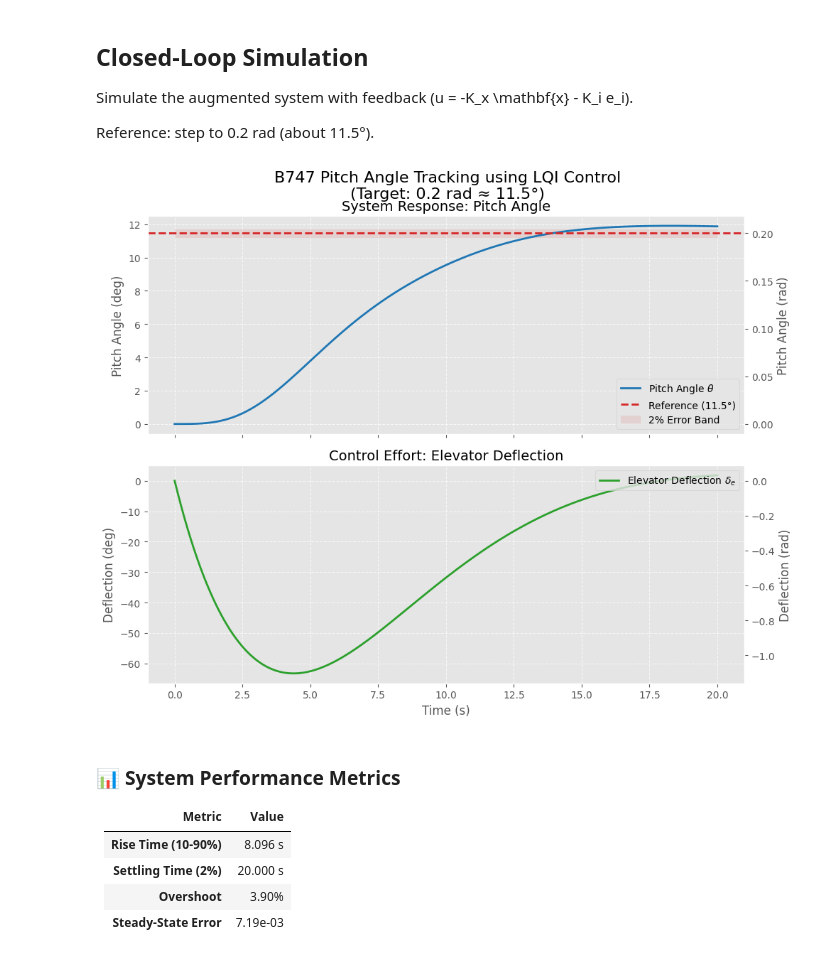
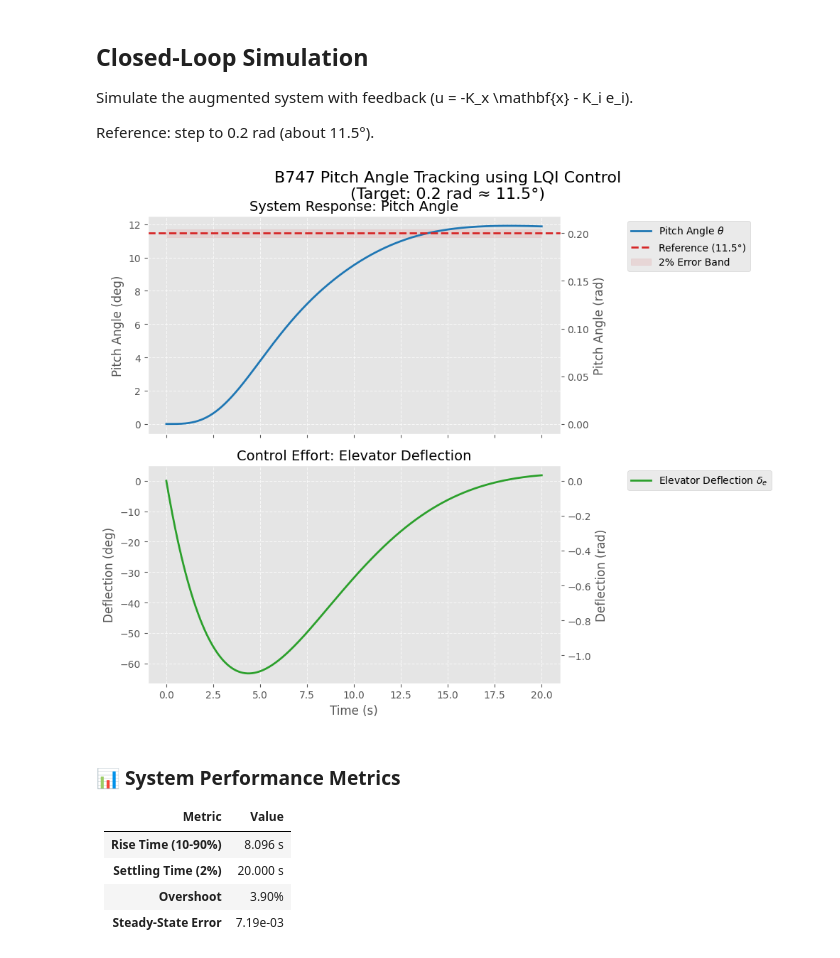
Before and after one commit to dhruvhaldar/Realistic-aerospace-optimization-problems, a Jupyter notebook: b747_pitch_tracking.ipynb, the cells around one changed output. Cells and saved outputs as stored; diff of their text form; code cells hidden in the pictures.

Commit message:
Update legend placement in b747_pitch_tracking.ipynb
Move the legends for both the Pitch Angle and Elevator Deflection
plots outside of the plot area using `bbox_to_anchor=(1.15, 1), loc='upper left'`.
This prevents the legends from overlapping the plotted data or
the secondary y-axis on the right.

Co-authored-by: dhruvhaldar <29486085+dhruvhaldar@users.noreply.github.com>

```diff
--- a/b747_pitch_tracking.ipynb
+++ b/b747_pitch_tracking.ipynb
@@ -174,36 +174,36 @@ if np.any(mask):
         # Optional: Add a point
         axs[0].plot(t_settle, theta_deg[last_idx+1], 'go')
 
 axs[0].set_ylabel("Pitch Angle (deg)", fontsize=12)
 axs[0].set_title("System Response: Pitch Angle", fontsize=14)
-axs[0].legend(loc='lower right', fontsize=10)
+axs[0].legend(bbox_to_anchor=(1.15, 1), loc='upper left', fontsize=10)
 axs[0].grid(True, which='both', linestyle='--', alpha=0.7)
 
 # Secondary Axis (Radians)
 secax0 = axs[0].secondary_yaxis('right', functions=(deg2rad, rad2deg))
 secax0.set_ylabel('Pitch Angle (rad)', fontsize=12)
 
 
 # --- Control Input Plot ---
 # Plot in Degrees (Primary Axis)
 u_deg = np.degrees(u)
 
 axs[1].plot(t, u_deg, label=r"Elevator Deflection $\delta_e$", linewidth=2, color='tab:green')
 axs[1].set_xlabel("Time (s)", fontsize=12)
 axs[1].set_ylabel("Deflection (deg)", fontsize=12)
 axs[1].set_title("Control Effort: Elevator Deflection", fontsize=14)
-axs[1].legend(loc='upper right', fontsize=10)
+axs[1].legend(bbox_to_anchor=(1.15, 1), loc='upper left', fontsize=10)
 axs[1].grid(True, which='both', linestyle='--', alpha=0.7)
 
 # Secondary Axis (Radians)
 secax1 = axs[1].secondary_yaxis('right', functions=(deg2rad, rad2deg))
 secax1.set_ylabel('Deflection (rad)', fontsize=12)
 
 plt.tight_layout()
 plt.subplots_adjust(top=0.9) # Adjust for suptitle
 plt.show()
 # %% [output]
-[figure, old version]
+[figure, new version]
 # %%
 # --- Performance Metrics ---
 def get_step_metrics(t, y, final_target):
```
